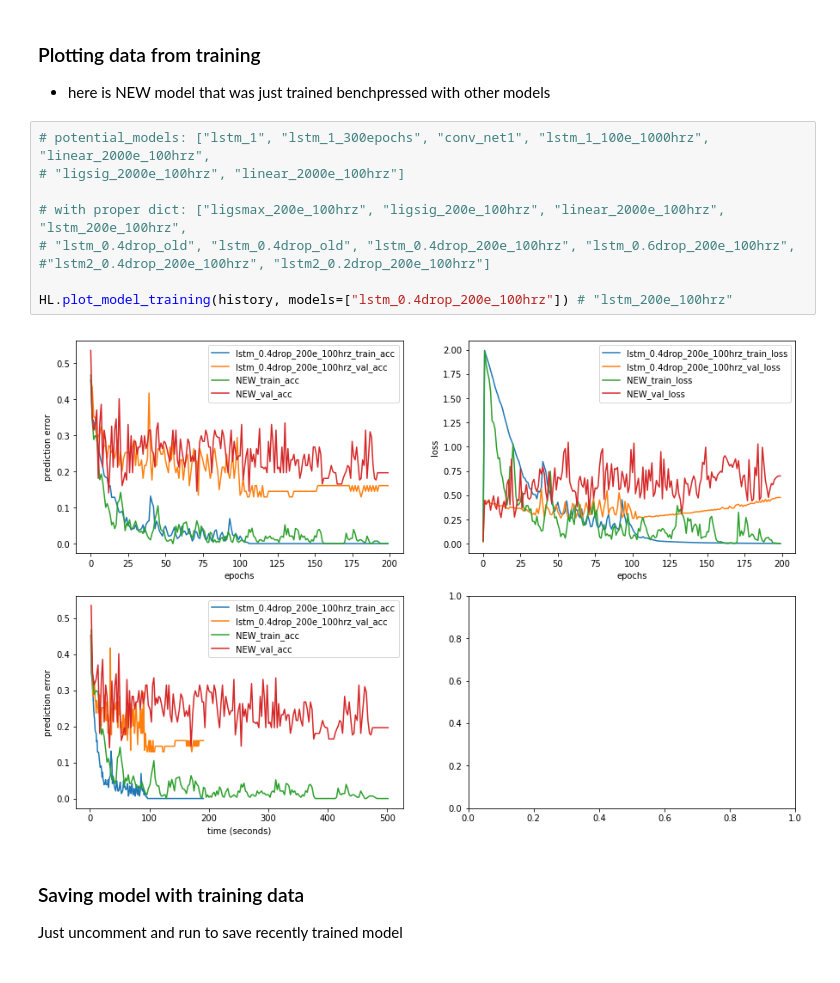
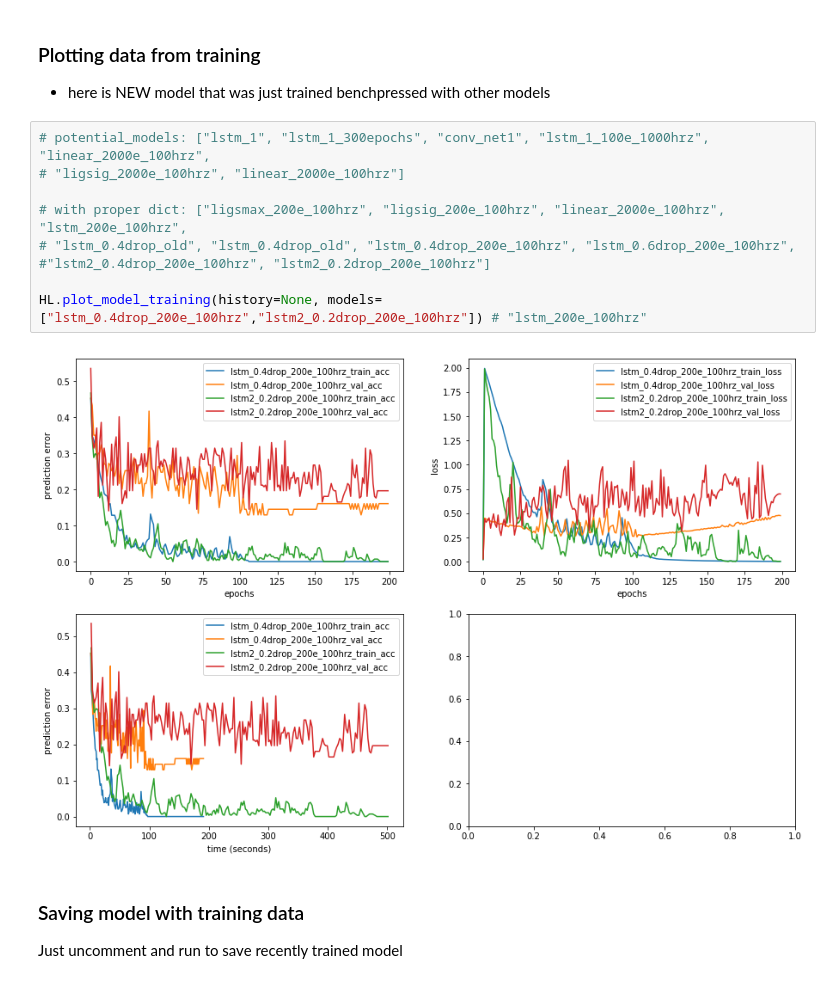
Before and after one commit to hbjornoy/deep-learning, a Jupyter notebook: project1/havard0.ipynb, the cells around one changed output. Saved outputs shown, nothing was run; the diff lists cells and outputs as text.

Commit message:
saves figures

```diff
--- a/project1/havard0.ipynb
+++ b/project1/havard0.ipynb
@@ -216,14 +222,14 @@ Checkpoint: checkpoint_models/testingtesting_epoch_180.pth ---------------------
 # %%
 # potential_models: ["lstm_1", "lstm_1_300epochs", "conv_net1", "lstm_1_100e_1000hrz", "linear_2000e_100hrz",
 # "ligsig_2000e_100hrz", "linear_2000e_100hrz"]
 
 # with proper dict: ["ligsmax_200e_100hrz", "ligsig_200e_100hrz", "linear_2000e_100hrz", "lstm_200e_100hrz",
 # "lstm_0.4drop_old", "lstm_0.4drop_old", "lstm_0.4drop_200e_100hrz", "lstm_0.6drop_200e_100hrz",
 #"lstm2_0.4drop_200e_100hrz", "lstm2_0.2drop_200e_100hrz"]
 
-HL.plot_model_training(history, models=["lstm_0.4drop_200e_100hrz"]) # "lstm_200e_100hrz"
+HL.plot_model_training(history=None, models=["lstm_0.4drop_200e_100hrz","lstm2_0.2drop_200e_100hrz"]) # "lstm_200e_100hrz"
 # %% [output]
-[figure, old version]
+[figure, new version]
 # %% [markdown]
 ### Saving model with training data
 Just uncomment and run to save recently trained model
```
Also changed, not shown: parts of 2 cells of this notebook, 2 other files.
